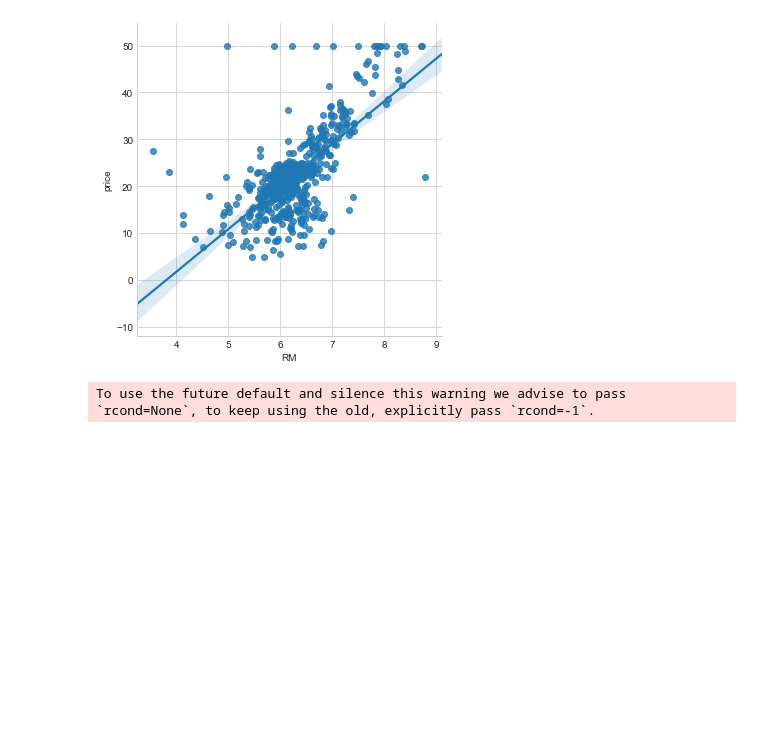
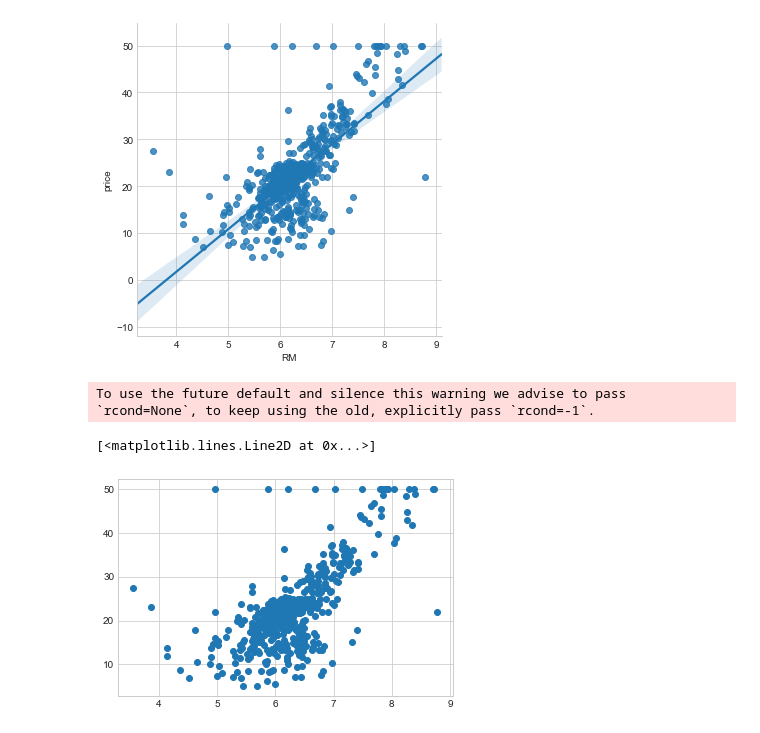
Before and after one commit to rh2835/machine_learning, a Jupyter notebook: supervised learning-linear regression.ipynb, the cells around one changed output. Saved outputs shown, nothing was run; the diff lists cells and outputs as text; code cells hidden in the pictures; blank space fills up the shorter version.

Commit message:
visualize scatter plot with best fit line

```diff
--- a/supervised learning-linear regression.ipynb
+++ b/supervised learning-linear regression.ipynb
@@ -93,3 +93,12 @@ X = np.array( [ [value,1] for value in X ] )
 m, b = np.linalg.lstsq(X, Y)[0]
 # %% [output]
 To use the future default and silence this warning we advise to pass `rcond=None`, to keep using the old, explicitly pass `rcond=-1`.
+# %%
+plt.plot(boston_df.RM,boston_df.price,'o')
+
+#plot fit line
+x=boston_df.RM
+plt.plot(x,m*x+b,'r')
+# %% [output]
+[<matplotlib.lines.Line2D at 0x...>]
+[figure, added]
```
